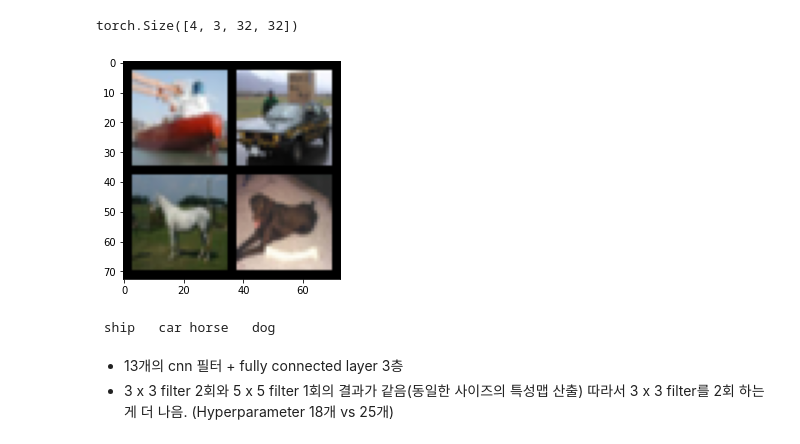
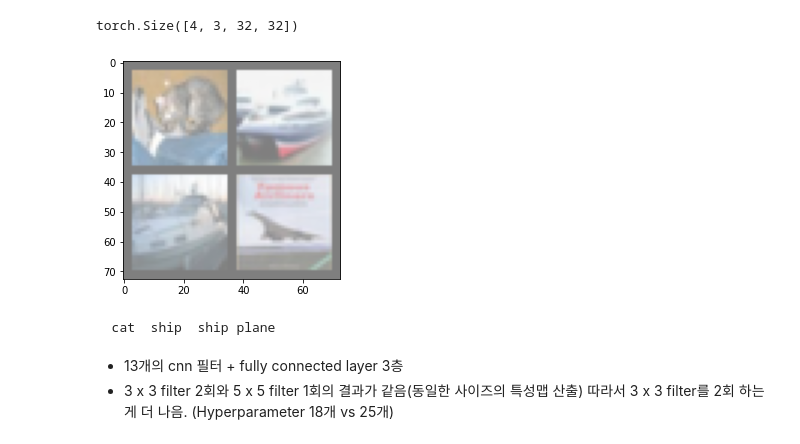
Before and after one commit to KCW-colab/study, a Jupyter notebook: model 구현 연습/VGGnet_구현.ipynb, the cells around one changed output. Saved outputs shown, nothing was run; the diff lists cells and outputs as text; code cells hidden in the pictures.

```diff
--- a/model 구현 연습/VGGnet_구현.ipynb
+++ b/model 구현 연습/VGGnet_구현.ipynb
@@ -57,23 +98,23 @@ images.size()
 torch.Size([4, 3, 32, 32])
 # %%
 import matplotlib.pyplot as plt
-import numpy as np
+
 %matplotlib inline
 
 def imshow(img):
-  img = img
+  img = img / 2 + 0.5
   npimg = img.numpy()
   plt.imshow(np.transpose(npimg, (1, 2, 0)))
   plt.show()
 
 dataiter = iter(testloader)
 images, labels = dataiter.next()
 imshow(torchvision.utils.make_grid(images, nrow=2, padding=3))
 
 print(' '.join('%5s'%classes[labels[j]] for j in range(4)))
 # %% [output]
-[figure, old version]
+[figure, new version]
- ship   car horse   dog
+  cat  ship  ship plane
 # %% [markdown]
 - 13개의 cnn 필터 + fully connected layer 3층
 - 3 x 3 filter 2회와 5 x 5 filter 1회의 결과가 같음(동일한 사이즈의 특성맵 산출) 따라서 3 x 3 filter를 2회 하는게 더 나음.
```
Also changed, not shown: parts of 16 cells of this notebook.
